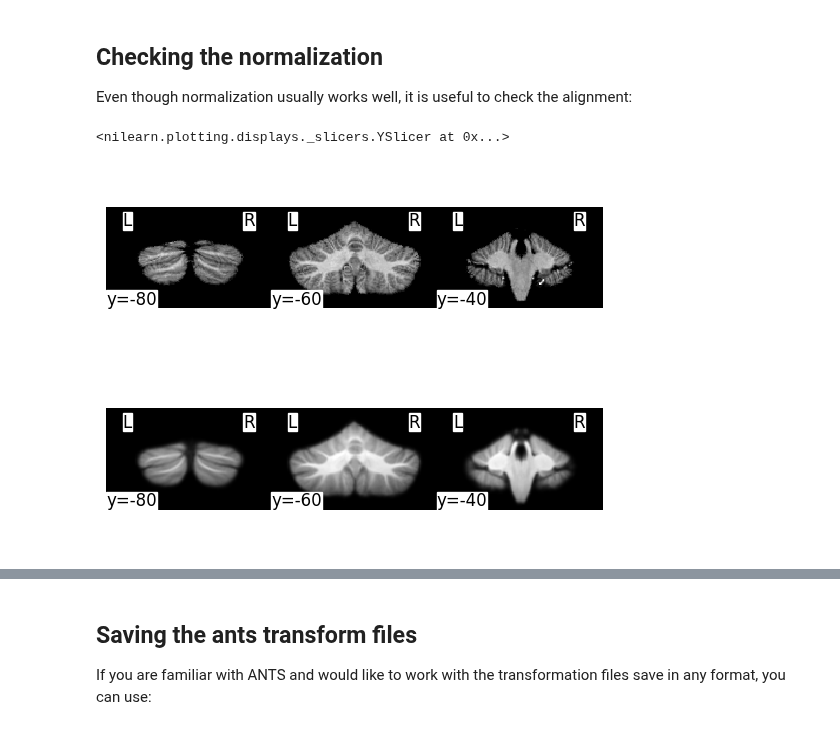
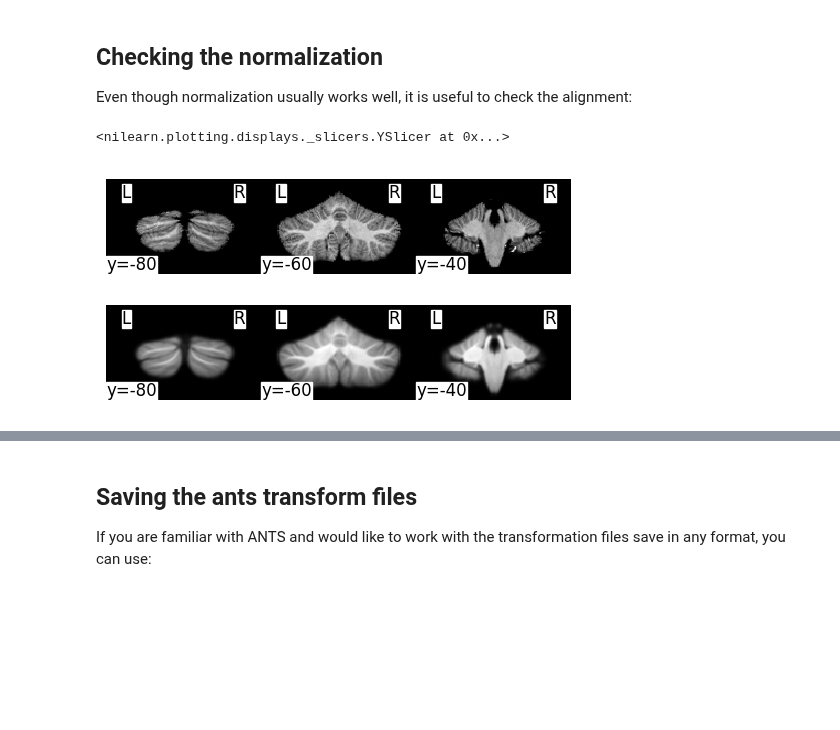
Before and after one commit to DiedrichsenLab/SUITPy, a Jupyter notebook: docs/source/tutorials/3.normalize_example.ipynb, the cells around one changed output, grey strips where cells are left out. Drawn from its saved outputs; the diff is of its cells as text; code cells hidden in the pictures; blank space fills up the shorter version.

```diff
--- a/docs/source/tutorials/3.normalize_example.ipynb
+++ b/docs/source/tutorials/3.normalize_example.ipynb
@@ -34,11 +34,11 @@ Even though normalization usually works well, it is useful to check the alignmen
 # %%
 w_anat_img = nib.load(results['normalized_image'])
 template_img = nib.load('../../../SUITPy/templates/tpl-SUIT_T1w.nii.gz')
-plt.figure()
+plt.figure(figsize=(6,3))
 ax=plt.subplot(2,1,1)
 npl.plot_img(w_anat_img,display_mode='y',cut_coords=[-80.0,-60.0,-40.0] , colorbar=False,axes=ax)
 ax=plt.subplot(2,1,2)
 npl.plot_img(template_img,display_mode='y',cut_coords=[-80.0,-60.0,-40.0] ,colorbar=False,axes=ax)
 # %% [output]
 <nilearn.plotting.displays._slicers.YSlicer at 0x...>
-[figure, old version]
+[figure, new version]
```
Also changed, not shown: parts of 21 cells of this notebook, 8 other files.
